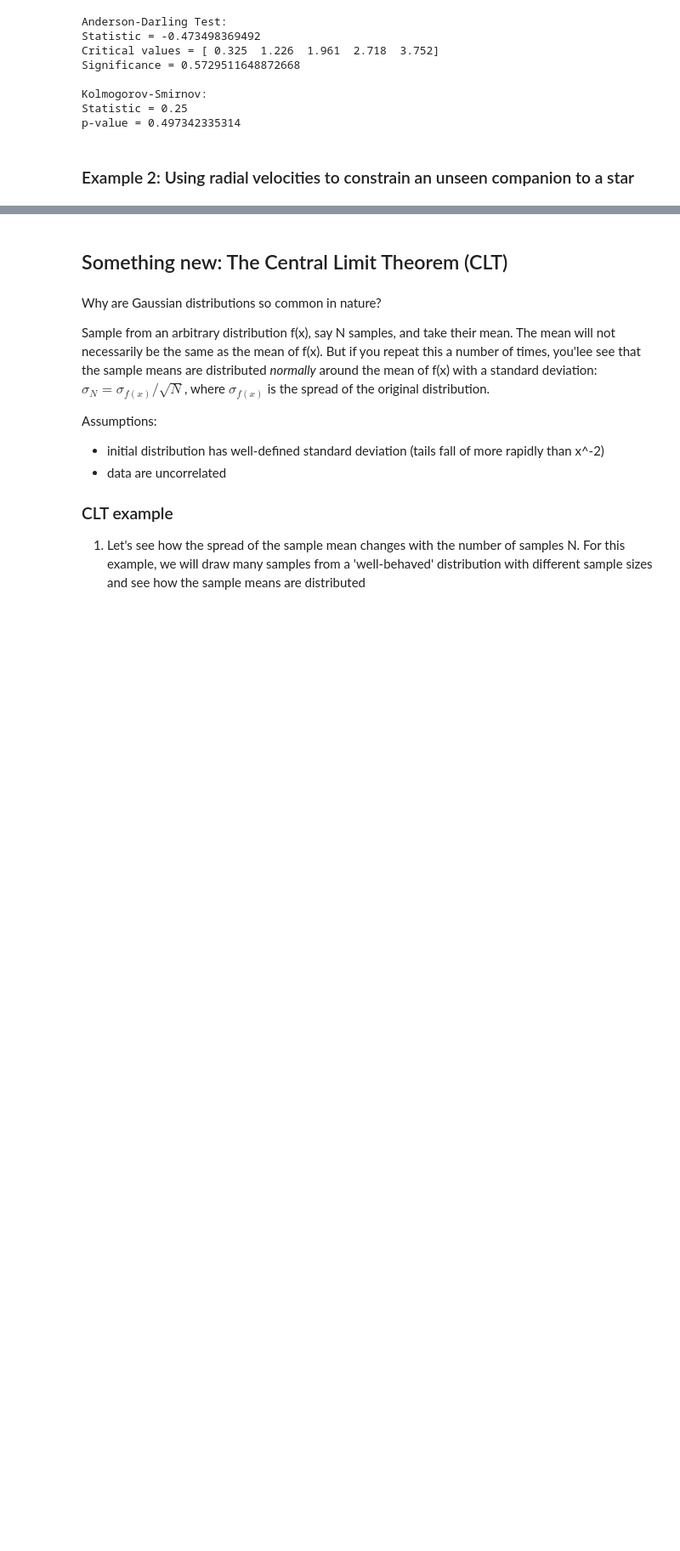
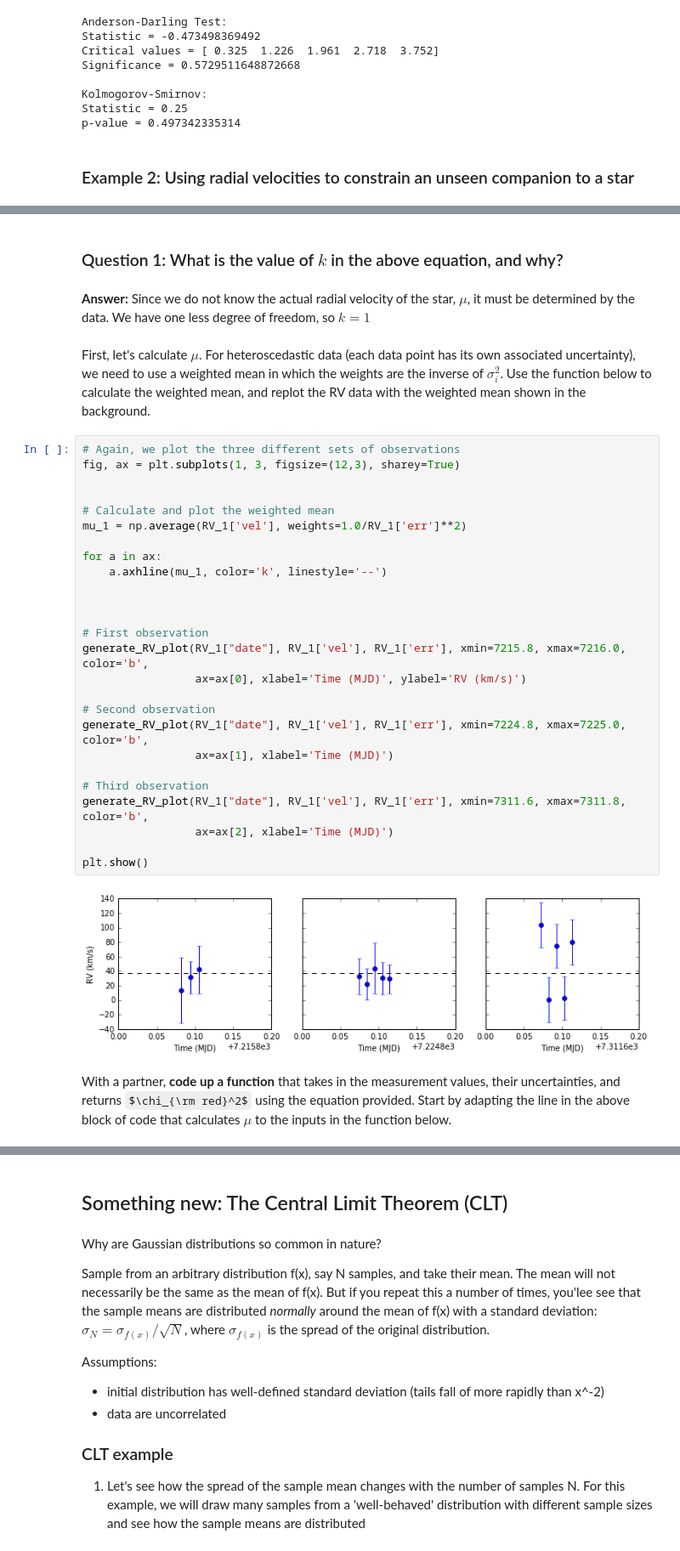
Before and after one commit to astroJeff/SMAC, a Jupyter notebook: Week_3/Distributions Continued - answer key.ipynb, the cells around one changed output, grey strips where cells are left out. Shown: that part at 85% size. Saved outputs shown, nothing was run; the diff lists cells and outputs as text; some formulas as TeX source; blank space fills up the shorter version.

```diff
--- a/Week_3/Distributions Continued - answer key.ipynb
+++ b/Week_3/Distributions Continued - answer key.ipynb
@@ -172,0 +216,36 @@ We want to know if this data is consistent with a single radial velocity.
+# %% [markdown]
+### Question 1: What is the value of $k$ in the above equation, and why?
+# %% [markdown]
+**Answer:** Since we do not know the actual radial velocity of the star, $\mu$, it must be determined by the data. We have one less degree of freedom, so $k=1$
+# %% [markdown]
+First, let's calculate $\mu$. For heteroscedastic data (each data point has its own associated uncertainty), we need to use a weighted mean in which the weights are the inverse of $\sigma_i^2$. Use the function below to calculate the weighted mean, and replot the RV data with the weighted mean shown in the background.
+# %%
+# Again, we plot the three different sets of observations
+fig, ax = plt.subplots(1, 3, figsize=(12,3), sharey=True)
+
+
+# Calculate and plot the weighted mean
+mu_1 = np.average(RV_1['vel'], weights=1.0/RV_1['err']**2)
+
+for a in ax:
+    a.axhline(mu_1, color='k', linestyle='--')
+
+
+
+# First observation
+generate_RV_plot(RV_1["date"], RV_1['vel'], RV_1['err'], xmin=7215.8, xmax=7216.0, color='b',
+                 ax=ax[0], xlabel='Time (MJD)', ylabel='RV (km/s)')
+
+# Second observation
+generate_RV_plot(RV_1["date"], RV_1['vel'], RV_1['err'], xmin=7224.8, xmax=7225.0, color='b',
+                 ax=ax[1], xlabel='Time (MJD)')
+
+# Third observation
+generate_RV_plot(RV_1["date"], RV_1['vel'], RV_1['err'], xmin=7311.6, xmax=7311.8, color='b',
+                 ax=ax[2], xlabel='Time (MJD)')
+
+plt.show()
+# %% [output]
+[figure, added]
+# %% [markdown]
+With a partner, **code up a function** that takes in the measurement values, their uncertainties, and returns $\chi_{\rm red}^2$ using the equation provided. Start by adapting the line in the above block of code that calculates $\mu$ to the inputs in the function below.
```
Also changed, not shown: parts of 22 cells of this notebook, 2 other files.
